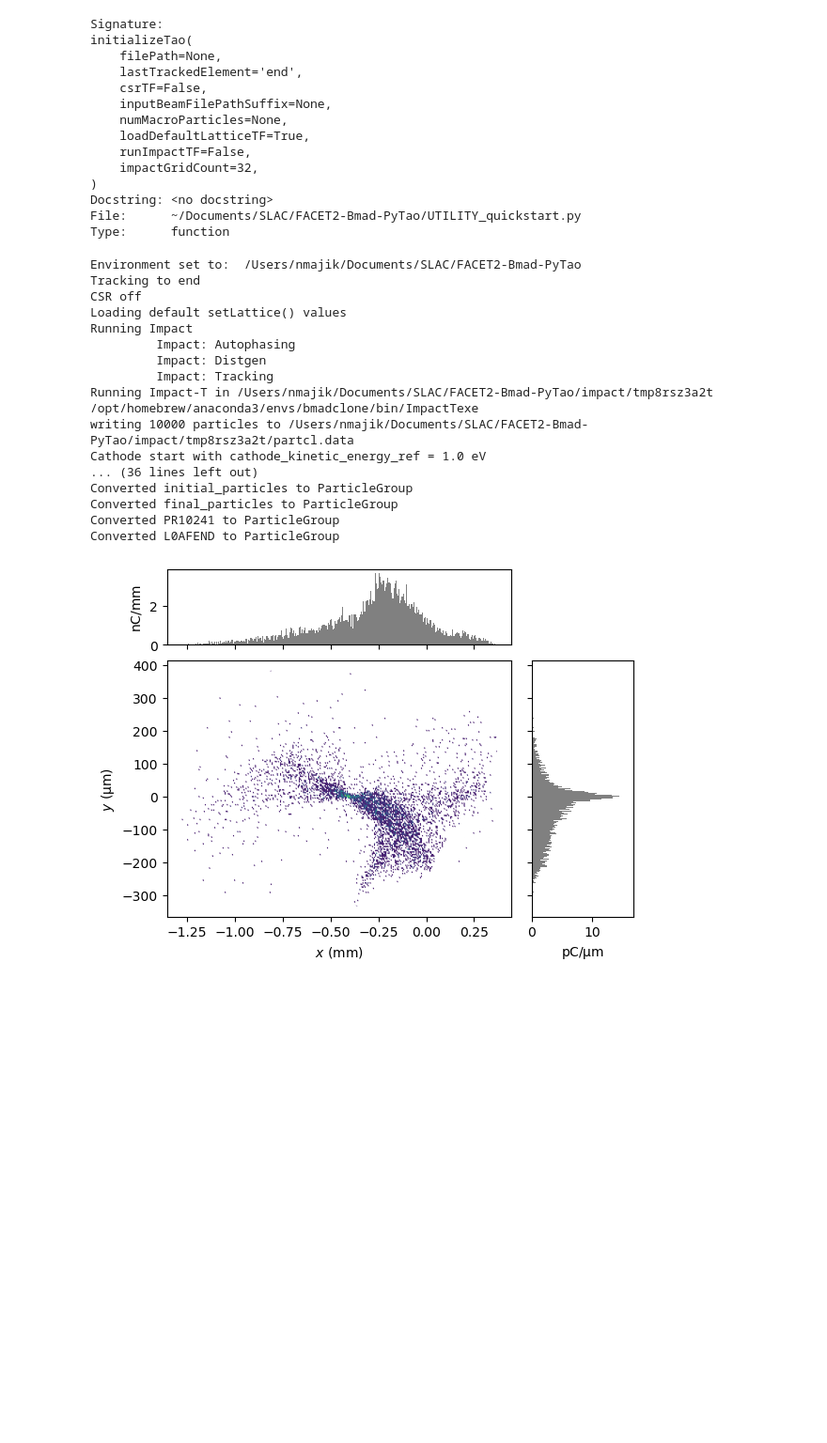
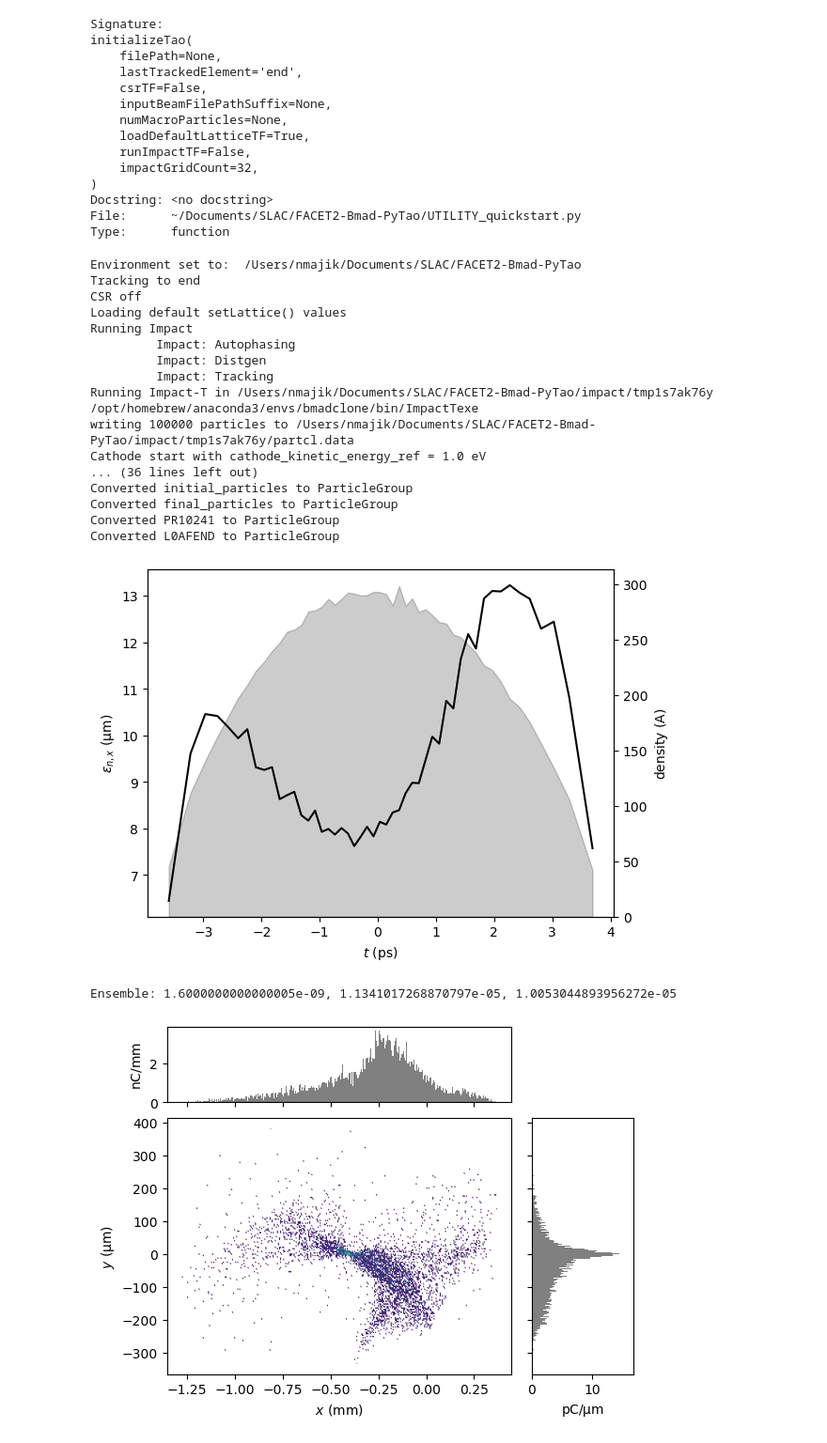
Before and after one commit to slaclab/Jitter-Forked-FACET2-Bmad-PyTao, a Jupyter notebook: 2024-06-26 Testing quickstart utility with Impact.ipynb, the cells around one changed output. Shown at 94% size. Cells and saved outputs as stored; diff of their text form; code cells hidden in the pictures; blank space fills up the shorter version.

```diff
--- a/2024-06-26 Testing quickstart utility with Impact.ipynb
+++ b/2024-06-26 Testing quickstart utility with Impact.ipynb
@@ -20,8 +20,8 @@ Type:      function
 # %%
 tao = initializeTao(
     runImpactTF = True,
-    numMacroParticles = 1e4,
-    impactGridCount = 8
+    numMacroParticles = 1e5,
+    impactGridCount = 32
 )
 # %% [output]
 Environment set to:  /Users/nmajik/Documents/SLAC/FACET2-Bmad-PyTao
@@ -32,9 +32,9 @@ Running Impact
          Impact: Autophasing
          Impact: Distgen
          Impact: Tracking
-Running Impact-T in /Users/nmajik/Documents/SLAC/FACET2-Bmad-PyTao/impact/tmp8rsz3a2t
+Running Impact-T in /Users/nmajik/Documents/SLAC/FACET2-Bmad-PyTao/impact/tmp1s7ak76y
 /opt/homebrew/anaconda3/envs/bmadclone/bin/ImpactTexe
-writing 10000 particles to /Users/nmajik/Documents/SLAC/FACET2-Bmad-PyTao/impact/tmp8rsz3a2t/partcl.data
+writing 100000 particles to /Users/nmajik/Documents/SLAC/FACET2-Bmad-PyTao/impact/tmp1s7ak76y/partcl.data
 Cathode start with cathode_kinetic_energy_ref = 1.0 eV
 ... (36 lines left out)
 Converted initial_particles to ParticleGroup
@@ -45,0 +44,10 @@ trackBeam(tao)
+# %%
+P = ParticleGroup("/Users/nmajik/Documents/SLAC/FACET2-Bmad-PyTao/beams/ImpactBeam.h5")
+
+#PDriver, PWitness = getDriverAndWitness(P)
+
+display(slicePlotMod(P, 'norm_emit_x', n_slice=50))
+print(f"""Ensemble: {P.charge}, {P["norm_emit_x"]}, {P["norm_emit_y"]}""")
+# %% [output]
+[figure, added]
+Ensemble: 1.6000000000000005e-09, 1.1341017268870797e-05, 1.0053044893956272e-05
```
Also changed, not shown: parts of 2 cells of this notebook, 17 other files.
